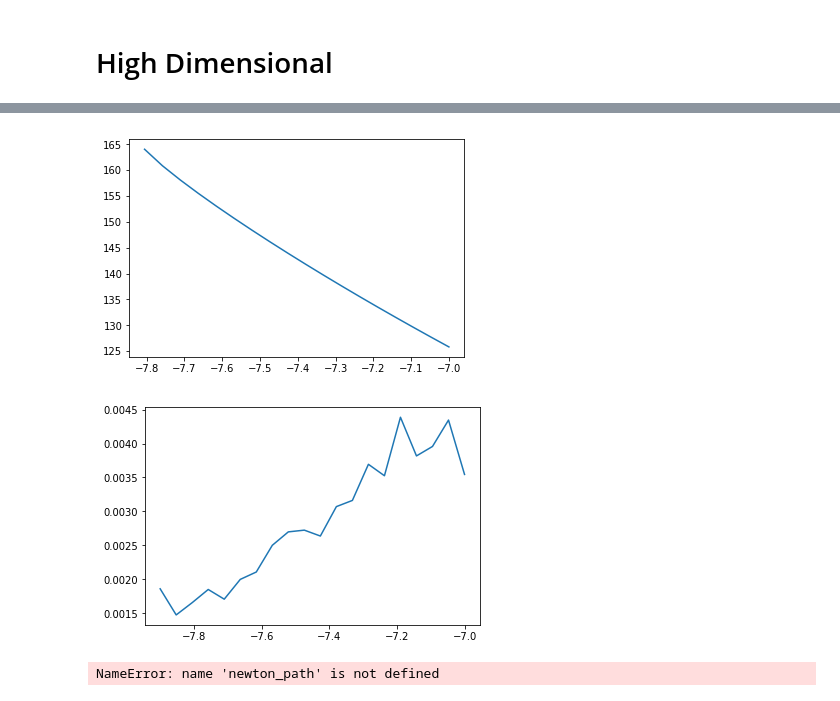
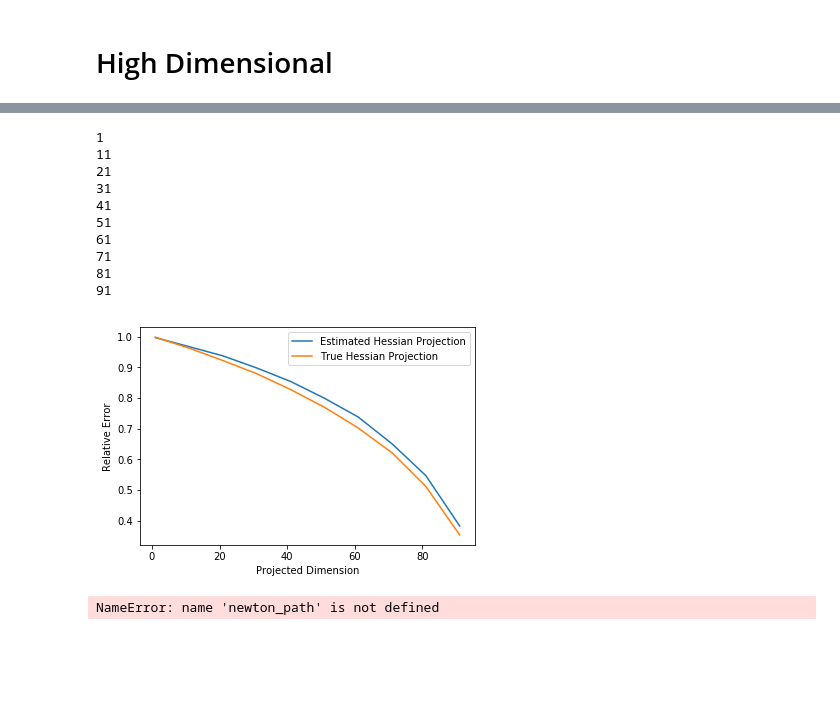
Before and after one commit to daniellengyel/new_adventure, a Jupyter notebook: notebooks/new_shift_est.ipynb, the cells around one changed output, grey strips where cells are left out. Drawn from its saved outputs; the diff is of its cells as text; code cells hidden in the pictures; blank space fills up the shorter version.

```diff
--- a/notebooks/new_shift_est.ipynb
+++ b/notebooks/new_shift_est.ipynb
@@ -122,35 +158,61 @@ F = barrier # na.Functions.LinearCombination(F, barrier, [1, 1])
 # %%
 errs = []
+errs_true = []
 a = []
 b = []
 xs = np.ones(dim) / np.linalg.norm(np.ones(dim))
-num_steps = 20
-int_start, int_end = -7.9, -7
+num_steps = 25
+delta = 10
+int_start, int_end = 1, 100
 vals = []
-for x in np.linspace(int_start, int_end, num_steps):
+# for x in np.linspace(int_start, int_end, num_steps):
+for a in range(int_start, int_end, delta):
 #     print(x)
-    x_0 = xs * x
+    x_0 = xs * 2.95 #x
 
     vals.append(F.f(np.array([x_0])))
 
-    est_hess = dfe.new_beta_second_shift_estimator(F, x_0, 200, 2500, control_variate=True)
+#     print(est_inv_hess)
+#.  get_neystrom_inv(combined_F.f2(X)[0], 50, subkey)
+
+    est_inv_hess = dfe.multilevel_inv_estimator(F, x_0, 200, 1000, a, jrandom_key) # dfe.new_beta_second_shift_estimator(F, x_0, 200, 2500, control_variate=True)
+
+#     est_inv_hess = test_multilevel(F, x_0, 200, 1000, a, jrandom_key)
+
+
     true_hess = F.f2(np.array([x_0]))
+    true_projected_inv_hess = np.array([dfe.get_neystrom_inv(true_hess[0], a, jrandom_key)])
 
-    est_inv_hess = np.linalg.inv(est_hess)
+#     est_inv_hess = np.linalg.inv(est_hess)
     true_inv_hess = np.linalg.inv(true_hess)
 
     errs.append(np.linalg.norm(est_inv_hess - true_inv_hess)/np.linalg.norm(true_inv_hess))
+    errs_true.append(np.linalg.norm(true_projected_inv_hess - true_inv_hess)/np.linalg.norm(true_inv_hess))
 #     errs.append(np.linalg.norm(est_hess - true_hess)/np.linalg.norm(true_hess))
-
-
-plt.plot(np.linspace(int_start, int_end, num_steps), vals)
-plt.show()
-
-plt.plot(np.linspace(int_start, int_end, num_steps), errs)
-plt.show()
+    print(a)
 # %% [output]
-[figure, removed]
-[figure, removed]
+1
+11
+21
+31
+41
+51
+61
+71
+81
+91
+# %%
+# plt.plot(np.linspace(int_start, int_end, num_steps), vals)
+plt.plot(list(range(int_start, int_end, delta)), errs, label="Estimated Hessian Projection")
+plt.plot(list(range(int_start, int_end, delta)), errs_true, label="True Hessian Projection")
+
+plt.xlabel("Projected Dimension")
+plt.ylabel("Relative Error")
+
+plt.legend()
+plt.show()
+# %% [output]
+[figure, added]
 # %%
 x_0 =   newton_path[0][-15][0][0]
 
```
Also changed, not shown: parts of 4 cells of this notebook, 7 other files.
